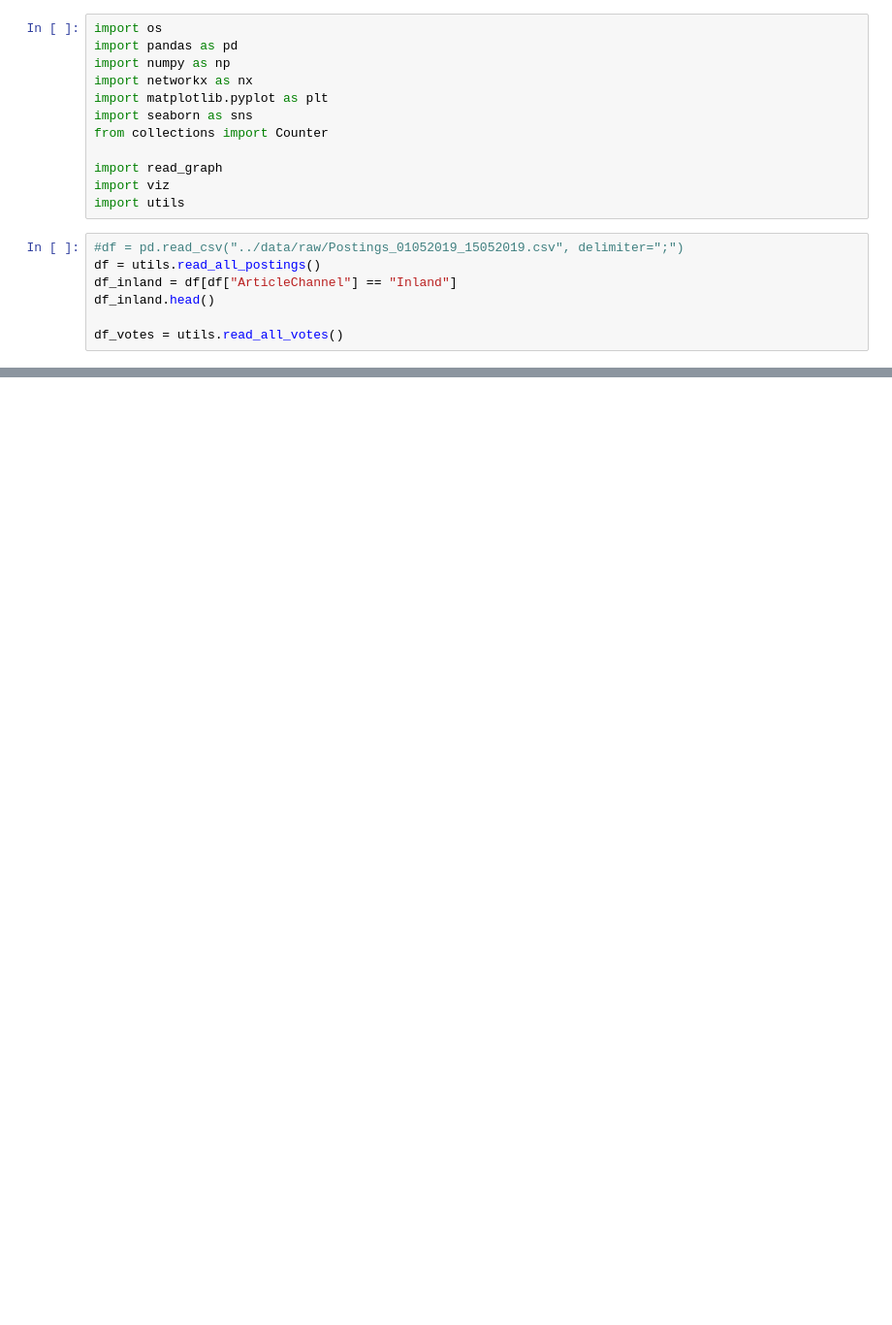
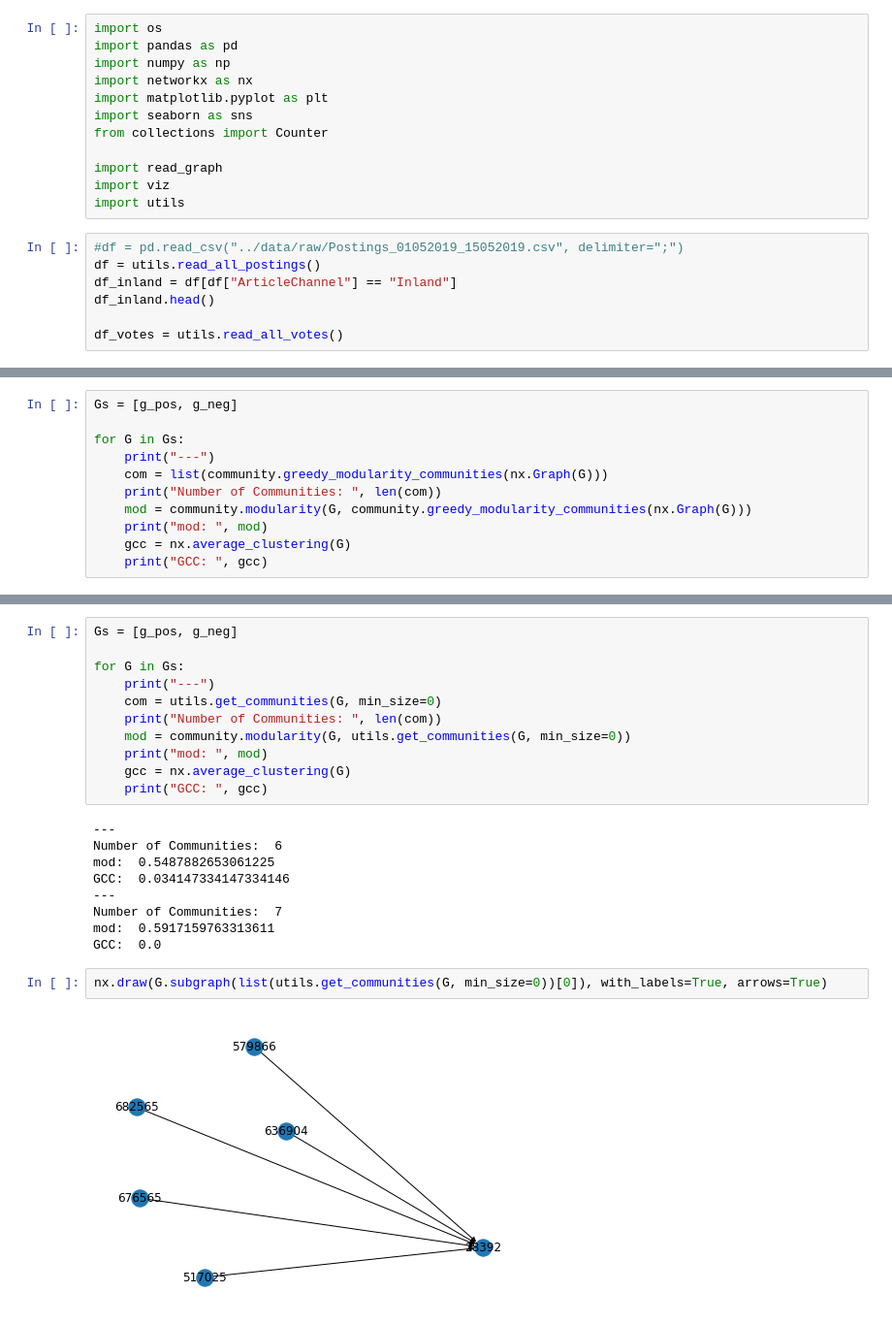
Before and after one commit to oStritze/sna, a Jupyter notebook: src/com_over_time.ipynb, the cells around one changed output, grey strips where cells are left out. Shown at 97% size. Cells and saved outputs as stored; diff of their text form; blank space fills up the shorter version.

```diff
--- a/src/com_over_time.ipynb
+++ b/src/com_over_time.ipynb
@@ -68,0 +83,11 @@ nx.draw(g_pos, with_labels=True, arrows=False)
+# %%
+Gs = [g_pos, g_neg]
+
+for G in Gs:
+    print("---")
+    com = list(community.greedy_modularity_communities(nx.Graph(G)))
+    print("Number of Communities: ", len(com))
+    mod = community.modularity(G, community.greedy_modularity_communities(nx.Graph(G)))
+    print("mod: ", mod)
+    gcc = nx.average_clustering(G)
+    print("GCC: ", gcc)
@@ -68,0 +103,24 @@ nx.draw(g_pos, with_labels=True, arrows=False)
+# %%
+Gs = [g_pos, g_neg]
+
+for G in Gs:
+    print("---")
+    com = utils.get_communities(G, min_size=0)
+    print("Number of Communities: ", len(com))
+    mod = community.modularity(G, utils.get_communities(G, min_size=0))
+    print("mod: ", mod)
+    gcc = nx.average_clustering(G)
+    print("GCC: ", gcc)
+# %% [output]
+---
+Number of Communities:  6
+mod:  0.5487882653061225
+GCC:  0.034147334147334146
+---
+Number of Communities:  7
+mod:  0.5917159763313611
+GCC:  0.0
+# %%
+nx.draw(G.subgraph(list(utils.get_communities(G, min_size=0))[0]), with_labels=True, arrows=True)
+# %% [output]
+[figure, added]
```
Also changed, not shown: parts of 22 cells of this notebook.
